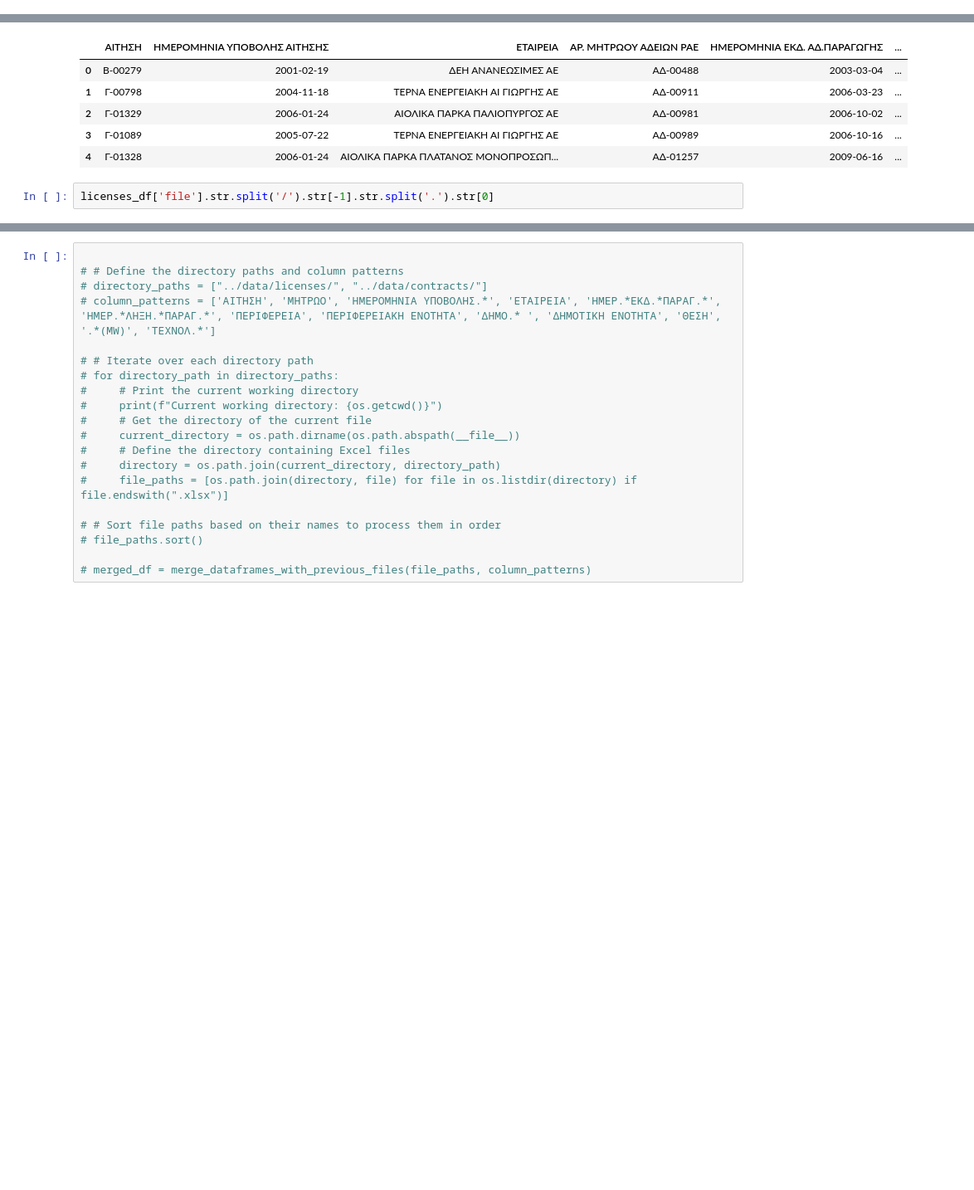
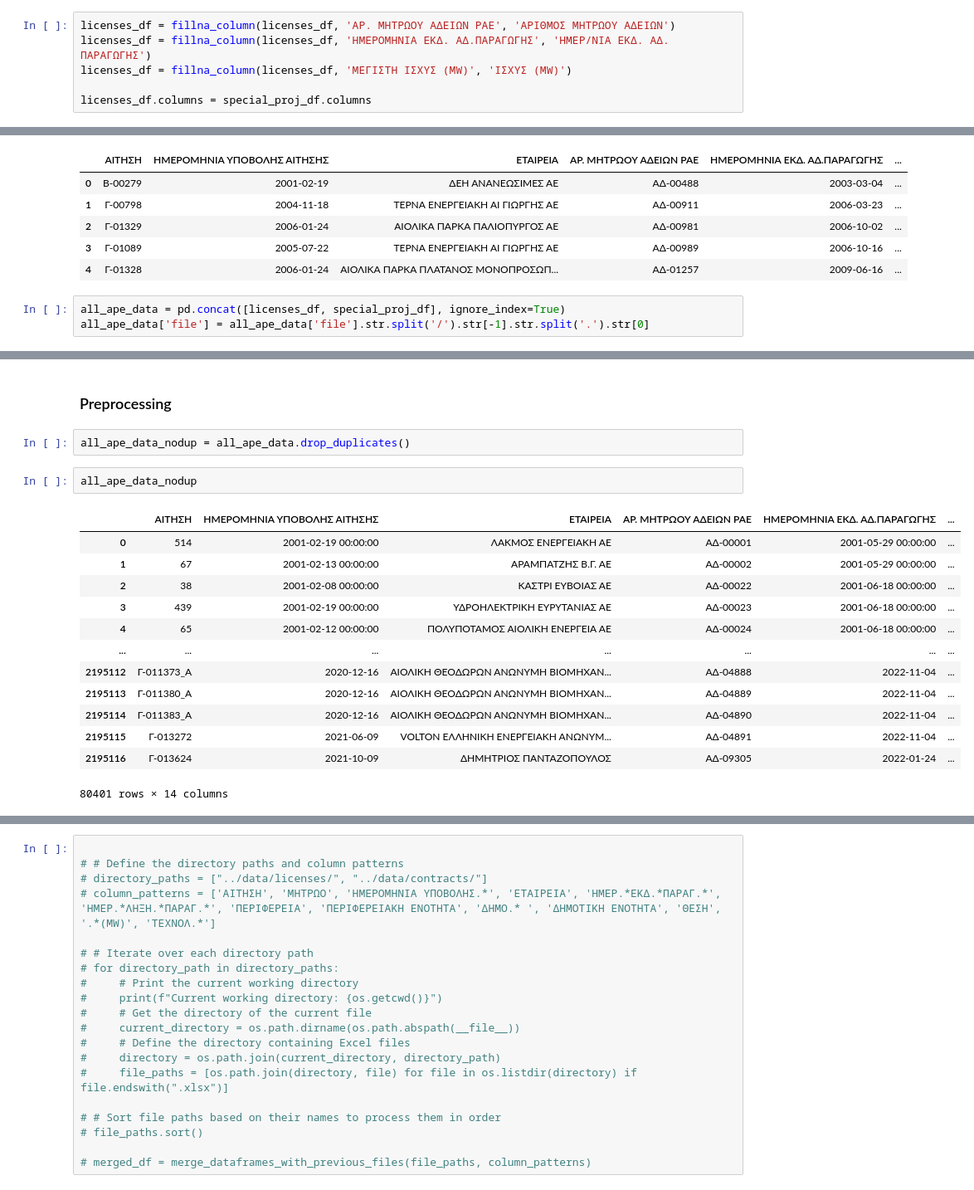
Before and after one commit to Mamxlam/RAE_Forecasting, a Jupyter notebook: src/notebooks/RAE_Forecasting_v2.ipynb, the cells around one changed output, grey strips where cells are left out. Shown at 83% size. Saved outputs shown, nothing was run; the diff lists cells and outputs as text; blank space fills up the shorter version.

Commit message:
Added progress regarding data merge, creation of time features etc.

```diff
--- a/src/notebooks/RAE_Forecasting_v2.ipynb
+++ b/src/notebooks/RAE_Forecasting_v2.ipynb
@@ -402,3 +456,9 @@ licenses_df.head()
 | 2 | 38 | 2001-02-08 00:00:00 | ΚΑΣΤΡΙ ΕΥΒΟΙΑΣ ΑΕ | ΑΔ-00022 | 2001-06-18 00:00:00 | ... |
 | 3 | 439 | 2001-02-19 00:00:00 | ΥΔΡΟΗΛΕΚΤΡΙΚΗ ΕΥΡΥΤΑΝΙΑΣ ΑΕ | ΑΔ-00023 | 2001-06-18 00:00:00 | ... |
 | 4 | 65 | 2001-02-12 00:00:00 | ΠΟΛΥΠΟΤΑΜΟΣ ΑΙΟΛΙΚΗ ΕΝΕΡΓΕΙΑ ΑΕ | ΑΔ-00024 | 2001-06-18 00:00:00 | ... |
+# %%
+licenses_df = fillna_column(licenses_df, 'ΑΡ. ΜΗΤΡΩΟΥ ΑΔΕΙΩΝ ΡΑΕ', 'AΡΙΘΜΟΣ ΜΗΤΡΩΟΥ ΑΔΕΙΩΝ')
+licenses_df = fillna_column(licenses_df, 'ΗΜΕΡΟΜΗΝΙΑ ΕΚΔ. ΑΔ.ΠΑΡΑΓΩΓΗΣ', 'ΗΜΕΡ/ΝΙΑ ΕΚΔ. ΑΔ. ΠΑΡΑΓΩΓΗΣ')
+licenses_df = fillna_column(licenses_df, 'ΜΕΓΙΣΤΗ ΙΣΧΥΣ (MW)', 'ΙΣΧΥΣ (MW)')
+
+licenses_df.columns = special_proj_df.columns
@@ -412,4 +490,5 @@ special_proj_df.head()
 | 3 | Γ-01089 | 2005-07-22 | ΤΕΡΝΑ ΕΝΕΡΓΕΙΑΚΗ ΑΙ ΓΙΩΡΓΗΣ ΑΕ | ΑΔ-00989 | 2006-10-16 | ... |
 | 4 | Γ-01328 | 2006-01-24 | ΑΙΟΛΙΚΑ ΠΑΡΚΑ ΠΛΑΤΑΝΟΣ ΜΟΝΟΠΡΟΣΩΠ... | ΑΔ-01257 | 2009-06-16 | ... |
 # %%
-licenses_df['file'].str.split('/').str[-1].str.split('.').str[0]
+all_ape_data = pd.concat([licenses_df, special_proj_df], ignore_index=True)
+all_ape_data['file'] = all_ape_data['file'].str.split('/').str[-1].str.split('.').str[0]
@@ -428,0 +513,20 @@ Name: file, Length: 2191148, dtype: object
+# %% [markdown]
+### Preprocessing
+# %%
+all_ape_data_nodup = all_ape_data.drop_duplicates()
+# %%
+all_ape_data_nodup
+# %% [output]
+|  | ΑΙΤΗΣΗ | ΗΜΕΡΟΜΗΝΙΑ ΥΠΟΒΟΛΗΣ ΑΙΤΗΣΗΣ | ΕΤΑΙΡΕΙΑ | ΑΡ. ΜΗΤΡΩΟΥ ΑΔΕΙΩΝ ΡΑΕ | ΗΜΕΡΟΜΗΝΙΑ ΕΚΔ. ΑΔ.ΠΑΡΑΓΩΓΗΣ | ... |
+| 0 | 514 | 2001-02-19 00:00:00 | ΛΑΚΜΟΣ ΕΝΕΡΓΕΙΑΚΗ ΑΕ | ΑΔ-00001 | 2001-05-29 00:00:00 | ... |
+| 1 | 67 | 2001-02-13 00:00:00 | ΑΡΑΜΠΑΤΖΗΣ Β.Γ. ΑΕ | ΑΔ-00002 | 2001-05-29 00:00:00 | ... |
+| 2 | 38 | 2001-02-08 00:00:00 | ΚΑΣΤΡΙ ΕΥΒΟΙΑΣ ΑΕ | ΑΔ-00022 | 2001-06-18 00:00:00 | ... |
+| 3 | 439 | 2001-02-19 00:00:00 | ΥΔΡΟΗΛΕΚΤΡΙΚΗ ΕΥΡΥΤΑΝΙΑΣ ΑΕ | ΑΔ-00023 | 2001-06-18 00:00:00 | ... |
+| 4 | 65 | 2001-02-12 00:00:00 | ΠΟΛΥΠΟΤΑΜΟΣ ΑΙΟΛΙΚΗ ΕΝΕΡΓΕΙΑ ΑΕ | ΑΔ-00024 | 2001-06-18 00:00:00 | ... |
+| ... | ... | ... | ... | ... | ... | ... |
+| 2195112 | Γ-011373_Α | 2020-12-16 | ΑΙΟΛΙΚΗ ΘΕΟΔΩΡΩΝ ΑΝΩΝΥΜΗ ΒΙΟΜΗΧΑΝ... | ΑΔ-04888 | 2022-11-04 | ... |
+| 2195113 | Γ-011380_Α | 2020-12-16 | ΑΙΟΛΙΚΗ ΘΕΟΔΩΡΩΝ ΑΝΩΝΥΜΗ ΒΙΟΜΗΧΑΝ... | ΑΔ-04889 | 2022-11-04 | ... |
+| 2195114 | Γ-011383_Α | 2020-12-16 | ΑΙΟΛΙΚΗ ΘΕΟΔΩΡΩΝ ΑΝΩΝΥΜΗ ΒΙΟΜΗΧΑΝ... | ΑΔ-04890 | 2022-11-04 | ... |
+| 2195115 | Γ-013272 | 2021-06-09 | VOLTON ΕΛΛΗΝΙΚΗ ΕΝΕΡΓΕΙΑΚΗ ΑΝΩΝΥΜ... | ΑΔ-04891 | 2022-11-04 | ... |
+| 2195116 | Γ-013624 | 2021-10-09 | ΔΗΜΗΤΡΙΟΣ ΠΑΝΤΑΖΟΠΟΥΛΟΣ | ΑΔ-09305 | 2022-01-24 | ... |
+80401 rows × 14 columns
```
Also changed, not shown: parts of 14 cells of this notebook.
